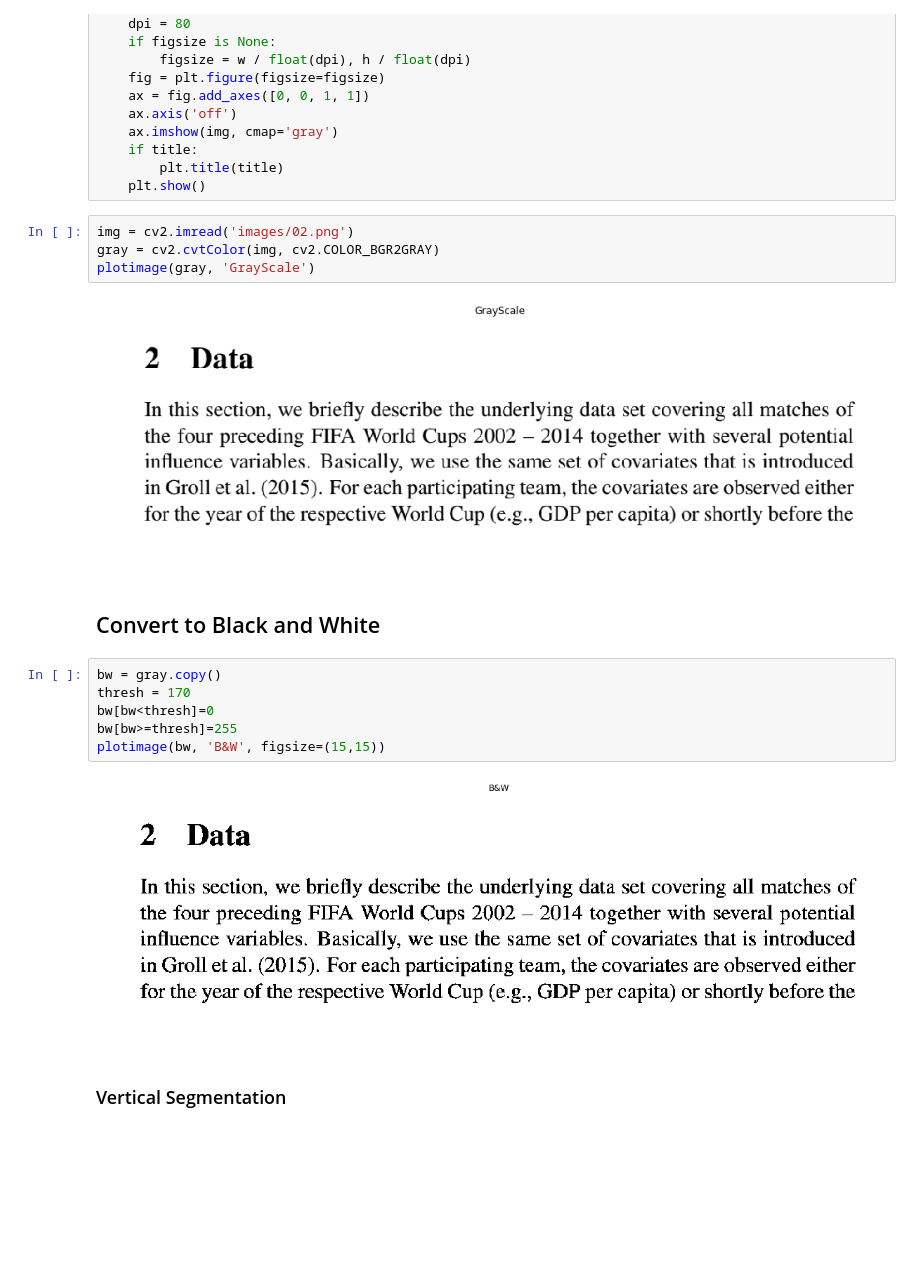
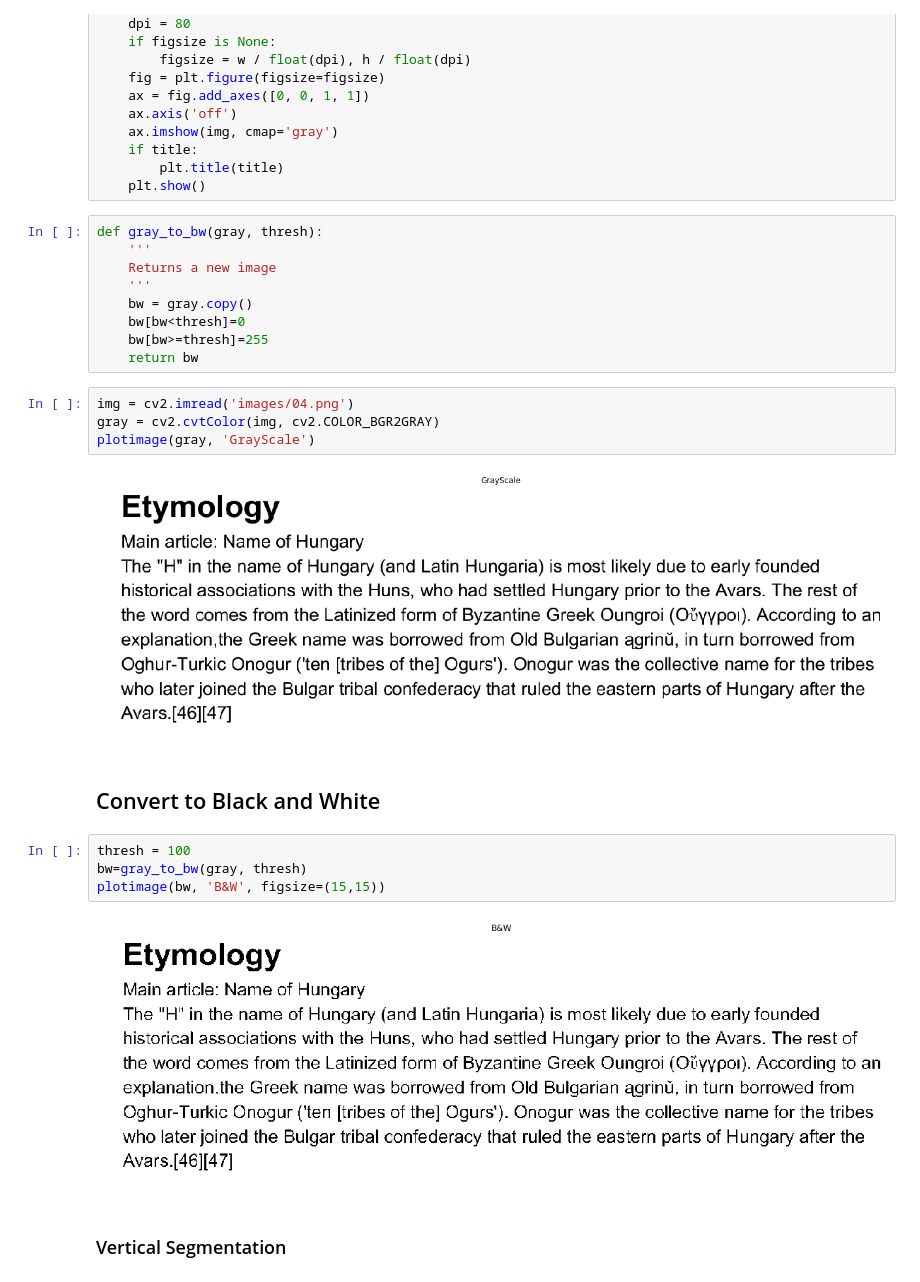
Before and after one commit to ghaiszaher/Image-Processing-OCR-Walsh, a Jupyter notebook: characters_segmentation.ipynb, the cells around one changed output. Cells and saved outputs as stored; diff of their text form; blank space fills up the shorter version.

```diff
--- a/characters_segmentation.ipynb
+++ b/characters_segmentation.ipynb
@@ -19,22 +24,29 @@ def plotimage(img, title=None, figsize=None):
     if title:
         plt.title(title)
     plt.show()
+# %%
+def gray_to_bw(gray, thresh):
+    '''
+    Returns a new image
+    '''
+    bw = gray.copy()
+    bw[bw<thresh]=0
+    bw[bw>=thresh]=255
+    return bw
 # %%
-img = cv2.imread('images/02.png')
+img = cv2.imread('images/04.png')
 gray = cv2.cvtColor(img, cv2.COLOR_BGR2GRAY)
 plotimage(gray, 'GrayScale')
 # %% [output]
-[figure, old version]
+[figure, new version]
 # %% [markdown]
 ## Convert to Black and White
 # %%
-bw = gray.copy()
-thresh = 170
-bw[bw<thresh]=0
-bw[bw>=thresh]=255
+thresh = 100
+bw=gray_to_bw(gray, thresh)
 plotimage(bw, 'B&W', figsize=(15,15))
 # %% [output]
-[figure, old version]
+[figure, new version]
 # %% [markdown]
 ### Vertical Segmentation
 # %%
```
Also changed, not shown: parts of 12 cells of this notebook, 2 other files.
